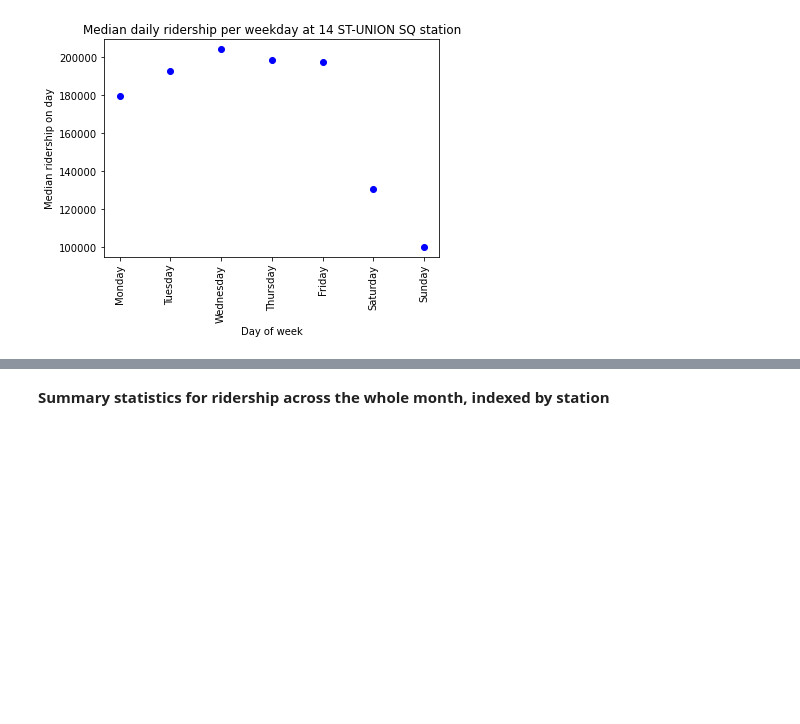
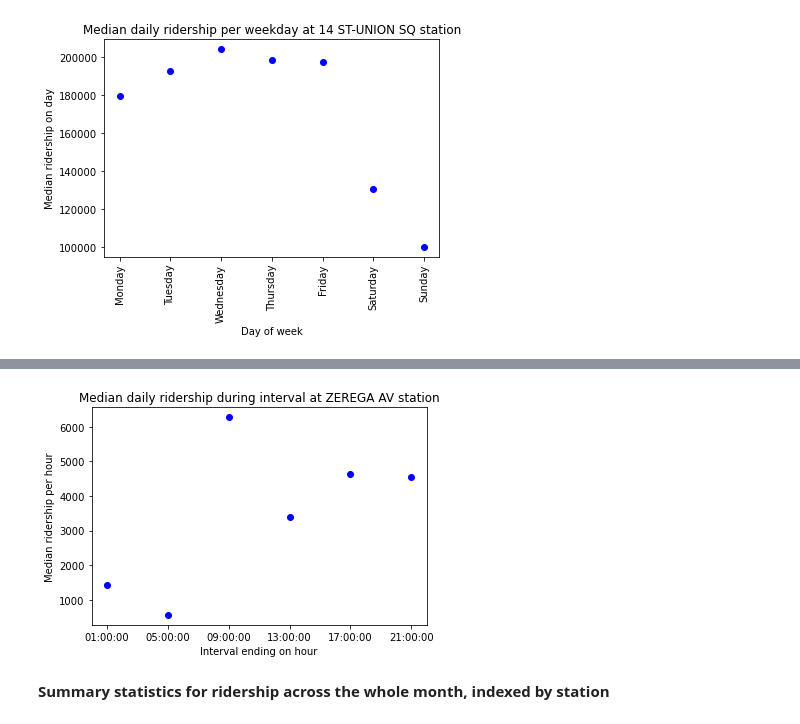
Before and after one commit to mattsegall/MTA-Project1, a Jupyter notebook: Time analysis.ipynb, the cells around one changed output, grey strips where cells are left out. Saved outputs shown, nothing was run; the diff lists cells and outputs as text; code cells hidden in the pictures; blank space fills up the shorter version.

```diff
--- a/Time analysis.ipynb
+++ b/Time analysis.ipynb
@@ -137,3 +138,19 @@ june_data_hourly
+# %%
+#Plot median 4-hourly traffic at station
+def plot_hourly(df, station, weekday_only = True):
+    station_df = df.loc[df['STATION'] == station].copy()
+    if weekday_only:
+        station_df = station_df[station_df['DAYOFWEEK']<=4] #0-4 = monday to friday
+    median_ridership = station_df.groupby(['TIME'])['TOTAL RIDERSHIP'].median()
+    plt.plot(median_ridership.index, median_ridership, 'bo')
+    plt.xlabel('Interval ending on hour')
+    plt.ylabel('Median ridership per hour')
+    plt.title('Median daily ridership during interval at ' + station + ' station')
+    plt.show()
+
+plot_hourly(june_data_hourly, 'ZEREGA AV')
+# %% [output]
+[figure, added]
 # %% [markdown]
 **Summary statistics for ridership across the whole month, indexed by station**
 # %%
```
Also changed, not shown: parts of 7 cells of this notebook.
